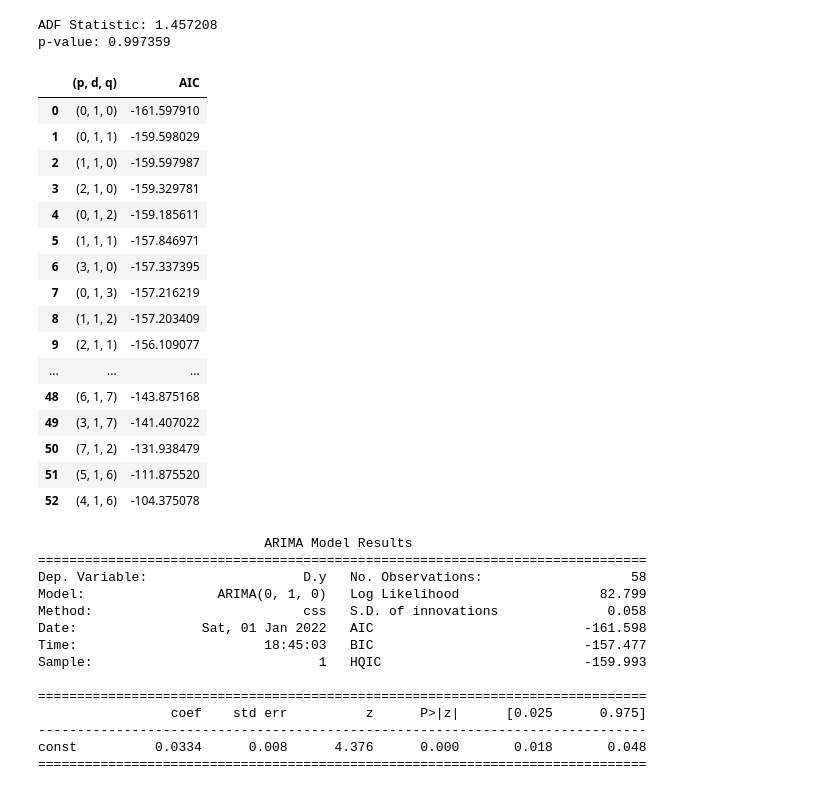
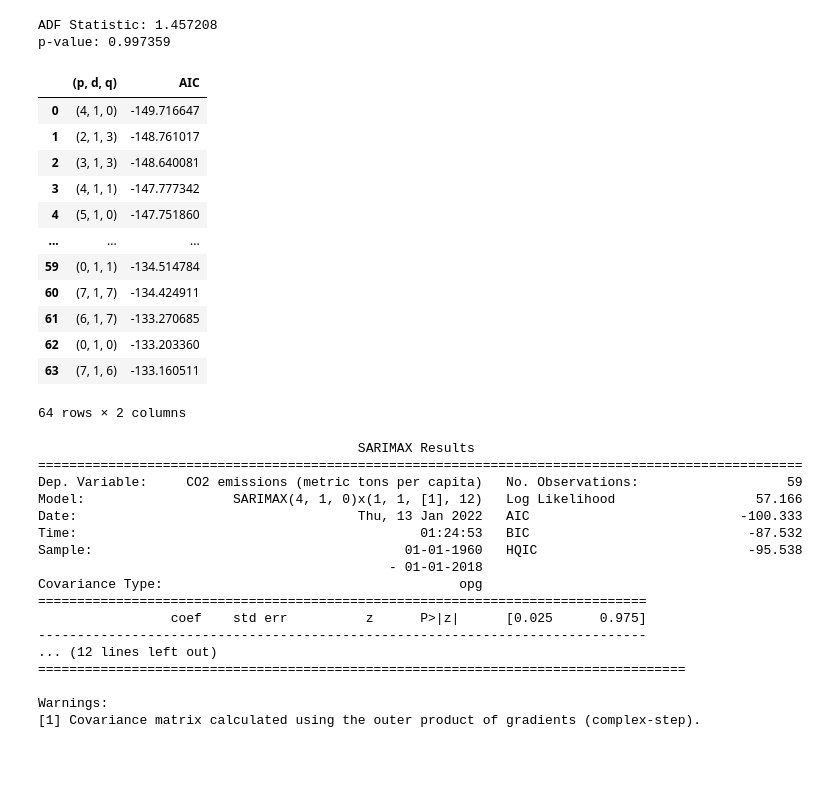
Before and after one commit to EdwardMatthew/Climate-Forecasting, a Jupyter notebook: Analysis/CO2_emission_trend.ipynb, the cells around one changed output. Drawn from its saved outputs; the diff is of its cells as text; code cells hidden in the pictures; blank space fills up the shorter version.

```diff
--- a/Analysis/CO2_emission_trend.ipynb
+++ b/Analysis/CO2_emission_trend.ipynb
@@ -27,6 +27,8 @@ indo_emissions = indo_emissions.transpose()
 indo_emissions.rename(columns={106:"CO2 emissions (metric tons per capita)"}, inplace=True)
 indo_emissions.index = pd.to_datetime(indo_emissions.index)
 
+# renaming the index
+indo_emissions.index.name = "dt"
 indo_emissions
 # %% [output]
 |  | CO2 emissions (metric tons per ca... |
@@ -64,8 +67,13 @@ print("p-value: %f" %results[1])
 # %% [output]
 ADF Statistic: 1.457208
 p-value: 0.997359
+# %%
+# splitting the datasets into train and test
+# using a 75:15:10 split
+n = len(indo_emissions)
+train, validation, test = indo_emissions[:int(n*0.75)], indo_emissions[int(n*0.75):int(n*0.9)], indo_emissions[int(n*0.9):]
 # %%
-def optimize_ARIMA(order_list, exog):
+def optimize_SARIMAX(order_list, exog):
     """
         Return dataframe with parameters and corresponding AIC
 
@@ -77,7 +85,7 @@ def optimize_ARIMA(order_list, exog):
 
     for order in tqdm_notebook(order_list):
         try:
-            model = ARIMA(exog, order=order).fit(disp=0)
+            model = SARIMAX(exog, order=order).fit()
         except:
             continue
 
@@ -93,58 +101,57 @@ def optimize_ARIMA(order_list, exog):
 # %%
 # finding out the most optimal ARIMA model to use
 ps = range(0, 8, 1)
-d = 1
+d = range(0, 8, 1)
 qs = range(0, 8, 1)
 
 # make a list with all possible combination of p, d, q
 parameters = product(ps, qs)
 parameters_list = list(parameters)
 
 order_list = []
 for parameter in parameters_list:
     parameter = list(parameter)
     parameter.insert(1, 1)
     parameter = tuple(parameter)
     order_list.append(parameter)
 
-results_df = optimize_ARIMA(order_list, indo_emissions["CO2 emissions (metric tons per capita)"])
+results_df = optimize_SARIMAX(order_list, train)
 
 results_df
 # %% [output]
 |  | (p, d, q) | AIC |
-| 0 | (0, 1, 0) | -161.597910 |
-| 1 | (0, 1, 1) | -159.598029 |
-| 2 | (1, 1, 0) | -159.597987 |
-| 3 | (2, 1, 0) | -159.329781 |
-| 4 | (0, 1, 2) | -159.185611 |
-| 5 | (1, 1, 1) | -157.846971 |
-| 6 | (3, 1, 0) | -157.337395 |
-| 7 | (0, 1, 3) | -157.216219 |
-| 8 | (1, 1, 2) | -157.203409 |
-| 9 | (2, 1, 1) | -156.109077 |
+| 0 | (4, 1, 0) | -149.716647 |
+| 1 | (2, 1, 3) | -148.761017 |
+| 2 | (3, 1, 3) | -148.640081 |
+| 3 | (4, 1, 1) | -147.777342 |
+| 4 | (5, 1, 0) | -147.751860 |
 | ... | ... | ... |
-| 48 | (6, 1, 7) | -143.875168 |
-| 49 | (3, 1, 7) | -141.407022 |
-| 50 | (7, 1, 2) | -131.938479 |
-| 51 | (5, 1, 6) | -111.875520 |
-| 52 | (4, 1, 6) | -104.375078 |
+| 59 | (0, 1, 1) | -134.514784 |
+| 60 | (7, 1, 7) | -134.424911 |
+| 61 | (6, 1, 7) | -133.270685 |
+| 62 | (0, 1, 0) | -133.203360 |
+| 63 | (7, 1, 6) | -133.160511 |
+64 rows × 2 columns
 # %%
-# using the most optimal ARIMA model (010)
-model = ARIMA(indo_emissions["CO2 emissions (metric tons per capita)"].values, order=(0,1,0))
-model_fit = model.fit(disp=0)
+# using the most optimal ARIMA model (410)
+model = SARIMAX(indo_emissions, order=(4,1,0), seasonal_order=(1,1,1,12))
+model_fit = model.fit()
 print(model_fit.summary())
 # %% [output]
-                             ARIMA Model Results
-==============================================================================
-Dep. Variable:                    D.y   No. Observations:                   58
-Model:                 ARIMA(0, 1, 0)   Log Likelihood                  82.799
-Method:                           css   S.D. of innovations              0.058
-Date:                Sat, 01 Jan 2022   AIC                           -161.598
-Time:                        18:45:03   BIC                           -157.477
-Sample:                             1   HQIC                          -159.993
-
+                                         SARIMAX Results
+==================================================================================================
+Dep. Variable:     CO2 emissions (metric tons per capita)   No. Observations:                   59
+Model:                   SARIMAX(4, 1, 0)x(1, 1, [1], 12)   Log Likelihood                  57.166
+Date:                                    Thu, 13 Jan 2022   AIC                           -100.333
+Time:                                            01:24:53   BIC                            -87.532
+Sample:                                        01-01-1960   HQIC                           -95.538
+                                             - 01-01-2018
+Covariance Type:                                      opg
 ==============================================================================
                  coef    std err          z      P>|z|      [0.025      0.975]
 ------------------------------------------------------------------------------
-const          0.0334      0.008      4.376      0.000       0.018       0.048
-==============================================================================
+... (12 lines left out)
+===================================================================================
+
+Warnings:
+[1] Covariance matrix calculated using the outer product of gradients (complex-step).
```
Also changed, not shown: parts of 9 cells of this notebook, 1 other file.
